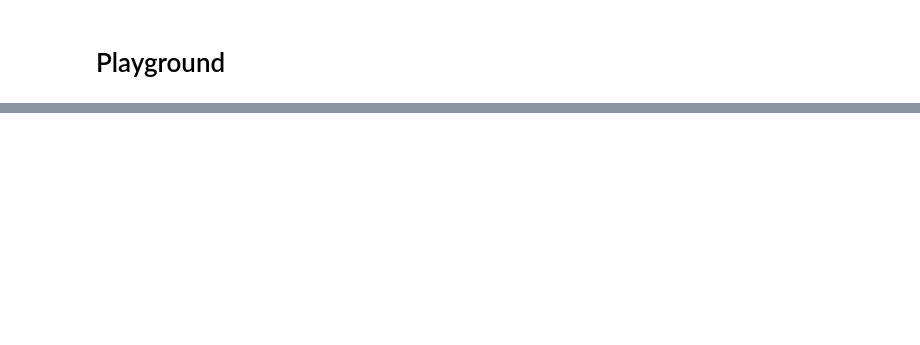
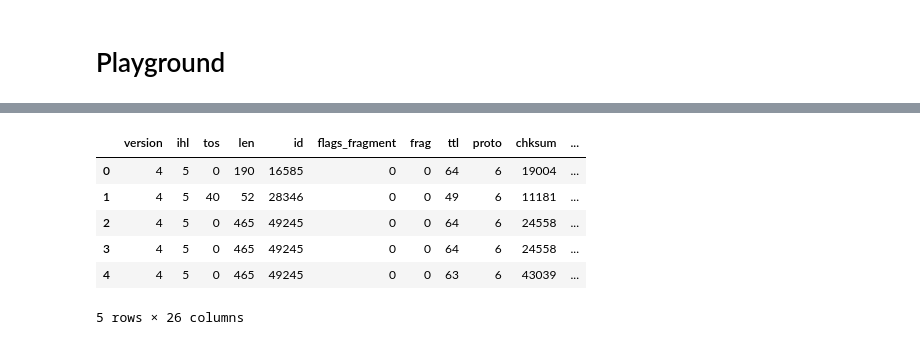
Before and after one commit to codechrl/remote-capture, a Jupyter notebook: jupyter.ipynb, the cells around one changed output, grey strips where cells are left out. Cells and saved outputs as stored; diff of their text form; code cells hidden in the pictures; blank space fills up the shorter version.

```diff
--- a/jupyter.ipynb
+++ b/jupyter.ipynb
@@ -59,2 +91,16 @@ df.head()
+# %%
+del df['datetime']
+del df['index']
+del df['payload_raw']
+del df['payload_hex']
+df.head()
+# %% [output]
+|  | version | ihl | tos | len | id | flags_fragment | frag | ttl | proto | chksum | ... |
+| 0 | 4 | 5 | 0 | 190 | 16585 | 0 | 0 | 64 | 6 | 19004 | ... |
+| 1 | 4 | 5 | 40 | 52 | 28346 | 0 | 0 | 49 | 6 | 11181 | ... |
+| 2 | 4 | 5 | 0 | 465 | 49245 | 0 | 0 | 64 | 6 | 24558 | ... |
+| 3 | 4 | 5 | 0 | 465 | 49245 | 0 | 0 | 64 | 6 | 24558 | ... |
+| 4 | 4 | 5 | 0 | 465 | 49245 | 0 | 0 | 63 | 6 | 43039 | ... |
+5 rows × 26 columns
 # %%
 df.info()
```
Also changed, not shown: parts of 27 cells of this notebook, 7 other files.
